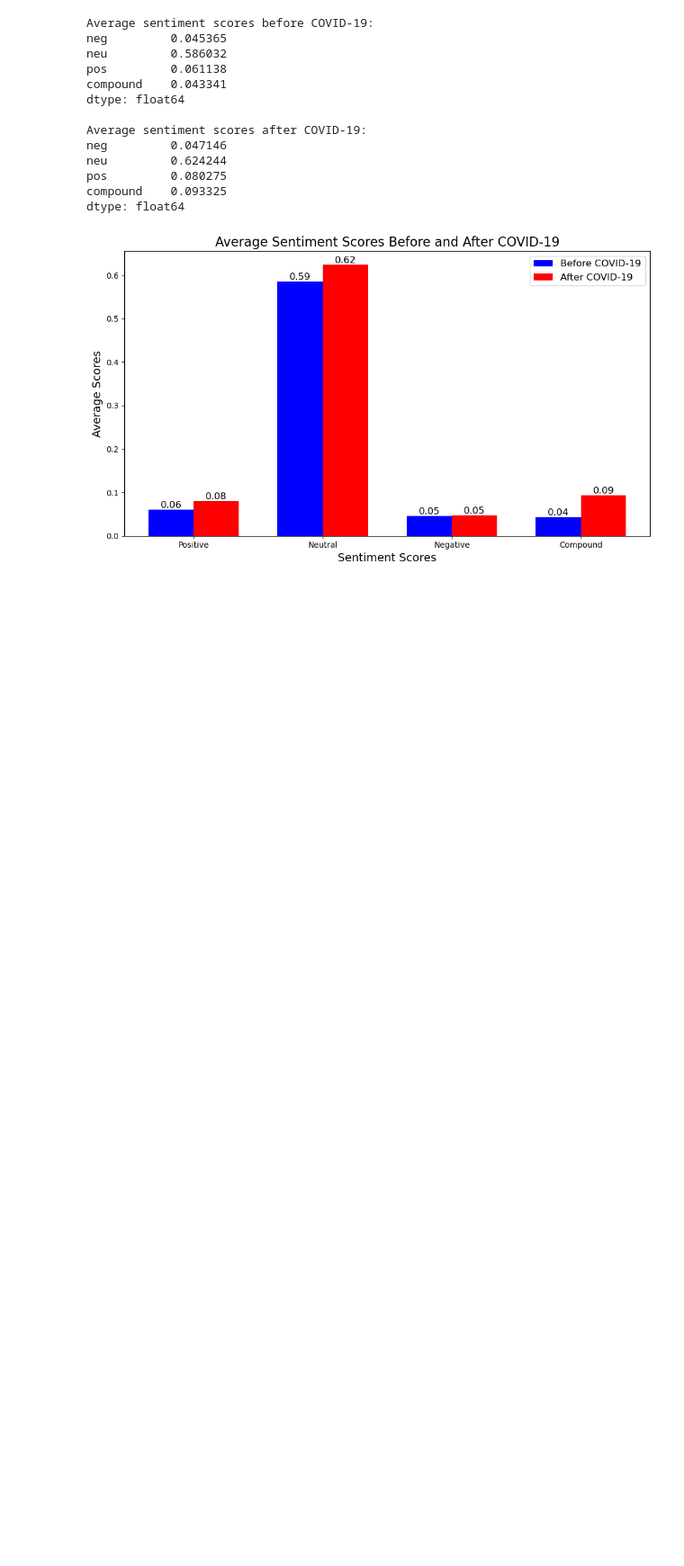
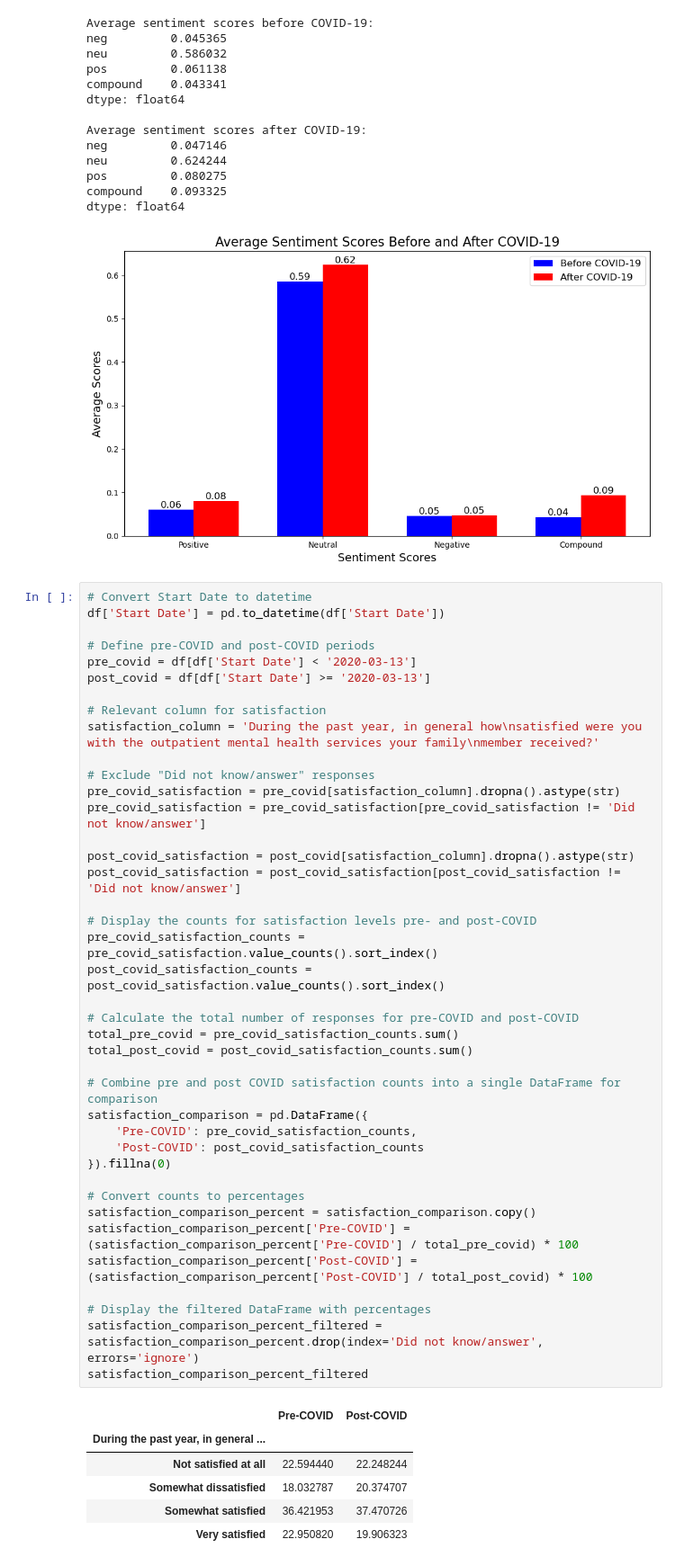
Before and after one commit to orenpk/QSS-20-Final-Project, a Jupyter notebook: code/Topic_modeling.ipynb, the cells around one changed output. Shown at 90% size. Cells and saved outputs as stored; diff of their text form; blank space fills up the shorter version.

```diff
--- a/code/Topic_modeling.ipynb
+++ b/code/Topic_modeling.ipynb
@@ -280,3 +280,50 @@ pos         0.080275
 compound    0.093325
 dtype: float64
 [figure]
+# %%
+# Convert Start Date to datetime
+df['Start Date'] = pd.to_datetime(df['Start Date'])
+
+# Define pre-COVID and post-COVID periods
+pre_covid = df[df['Start Date'] < '2020-03-13']
+post_covid = df[df['Start Date'] >= '2020-03-13']
+
+# Relevant column for satisfaction
+satisfaction_column = 'During the past year, in general how\nsatisfied were you with the outpatient mental health services your family\nmember received?'
+
+# Exclude "Did not know/answer" responses
+pre_covid_satisfaction = pre_covid[satisfaction_column].dropna().astype(str)
+pre_covid_satisfaction = pre_covid_satisfaction[pre_covid_satisfaction != 'Did not know/answer']
+
+post_covid_satisfaction = post_covid[satisfaction_column].dropna().astype(str)
+post_covid_satisfaction = post_covid_satisfaction[post_covid_satisfaction != 'Did not know/answer']
+
+# Display the counts for satisfaction levels pre- and post-COVID
+pre_covid_satisfaction_counts = pre_covid_satisfaction.value_counts().sort_index()
+post_covid_satisfaction_counts = post_covid_satisfaction.value_counts().sort_index()
+
+# Calculate the total number of responses for pre-COVID and post-COVID
+total_pre_covid = pre_covid_satisfaction_counts.sum()
+total_post_covid = post_covid_satisfaction_counts.sum()
+
+# Combine pre and post COVID satisfaction counts into a single DataFrame for comparison
+satisfaction_comparison = pd.DataFrame({
+    'Pre-COVID': pre_covid_satisfaction_counts,
+    'Post-COVID': post_covid_satisfaction_counts
+}).fillna(0)
+
+# Convert counts to percentages
+satisfaction_comparison_percent = satisfaction_comparison.copy()
+satisfaction_comparison_percent['Pre-COVID'] = (satisfaction_comparison_percent['Pre-COVID'] / total_pre_covid) * 100
+satisfaction_comparison_percent['Post-COVID'] = (satisfaction_comparison_percent['Post-COVID'] / total_post_covid) * 100
+
+# Display the filtered DataFrame with percentages
+satisfaction_comparison_percent_filtered = satisfaction_comparison_percent.drop(index='Did not know/answer', errors='ignore')
+satisfaction_comparison_percent_filtered
+# %% [output]
+|  | Pre-COVID | Post-COVID |
+| During the past year, in general ... |  |  |
+| Not satisfied at all | 22.594440 | 22.248244 |
+| Somewhat dissatisfied | 18.032787 | 20.374707 |
+| Somewhat satisfied | 36.421953 | 37.470726 |
+| Very satisfied | 22.950820 | 19.906323 |
```
Also changed, not shown: parts of 2 cells of this notebook, 2 other files.
